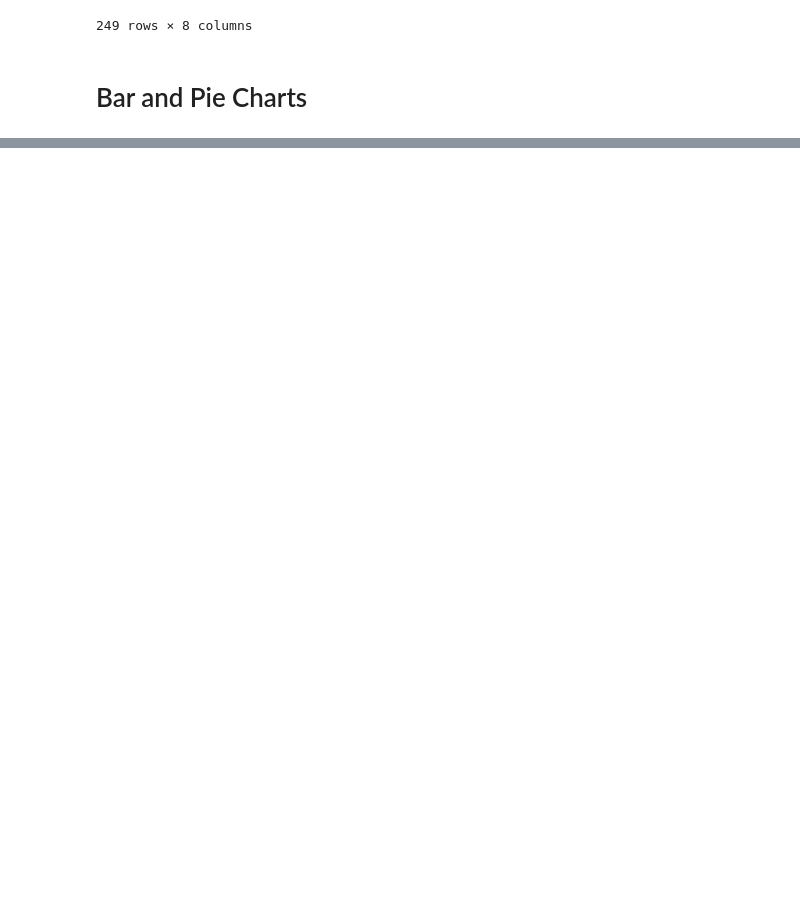
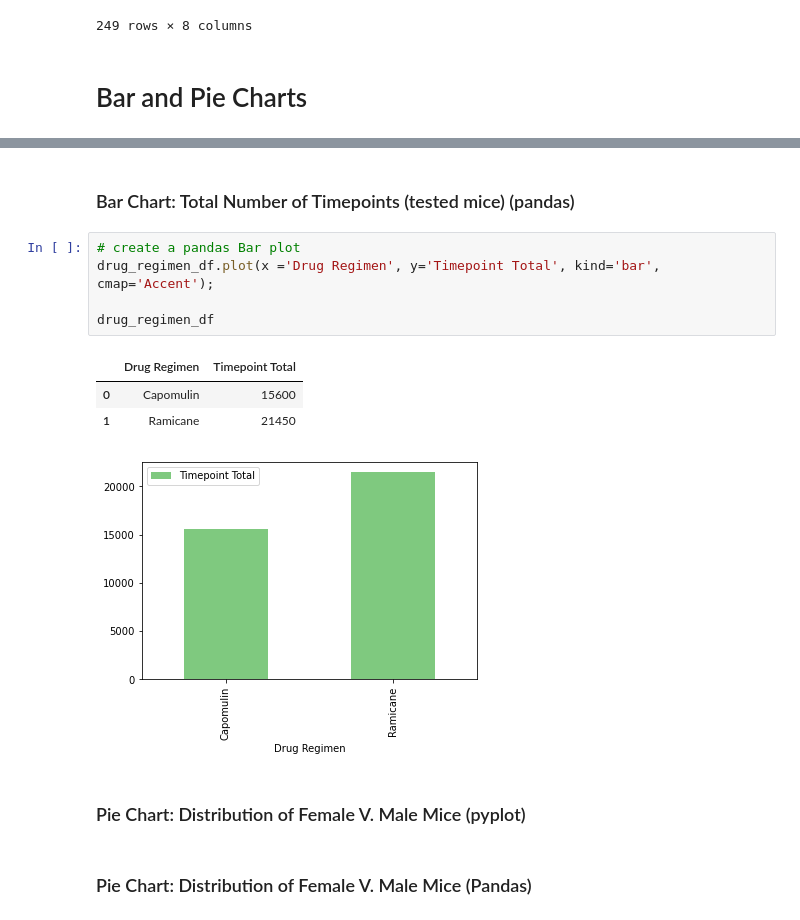
Before and after one commit to samuelroiz/Pymaceuticals_DA, a Jupyter notebook: Pymaceuticals_Code.ipynb, the cells around one changed output, grey strips where cells are left out. Cells and saved outputs as stored; diff of their text form; blank space fills up the shorter version.

```diff
--- a/Pymaceuticals_Code.ipynb
+++ b/Pymaceuticals_Code.ipynb
@@ -373,0 +407,16 @@ sum_tumor
+# %% [markdown]
+### Bar Chart: Total Number of Timepoints (tested mice) (pandas)
+# %%
+# create a pandas Bar plot
+drug_regimen_df.plot(x ='Drug Regimen', y='Timepoint Total', kind='bar', cmap='Accent');
+
+drug_regimen_df
+# %% [output]
+|  | Drug Regimen | Timepoint Total |
+| 0 | Capomulin | 15600 |
+| 1 | Ramicane | 21450 |
+[figure, added]
+# %% [markdown]
+### Pie Chart: Distribution of Female V. Male Mice (pyplot)
+# %% [markdown]
+### Pie Chart: Distribution of Female V. Male Mice (Pandas)
```
Also changed, not shown: parts of 5 cells of this notebook.
